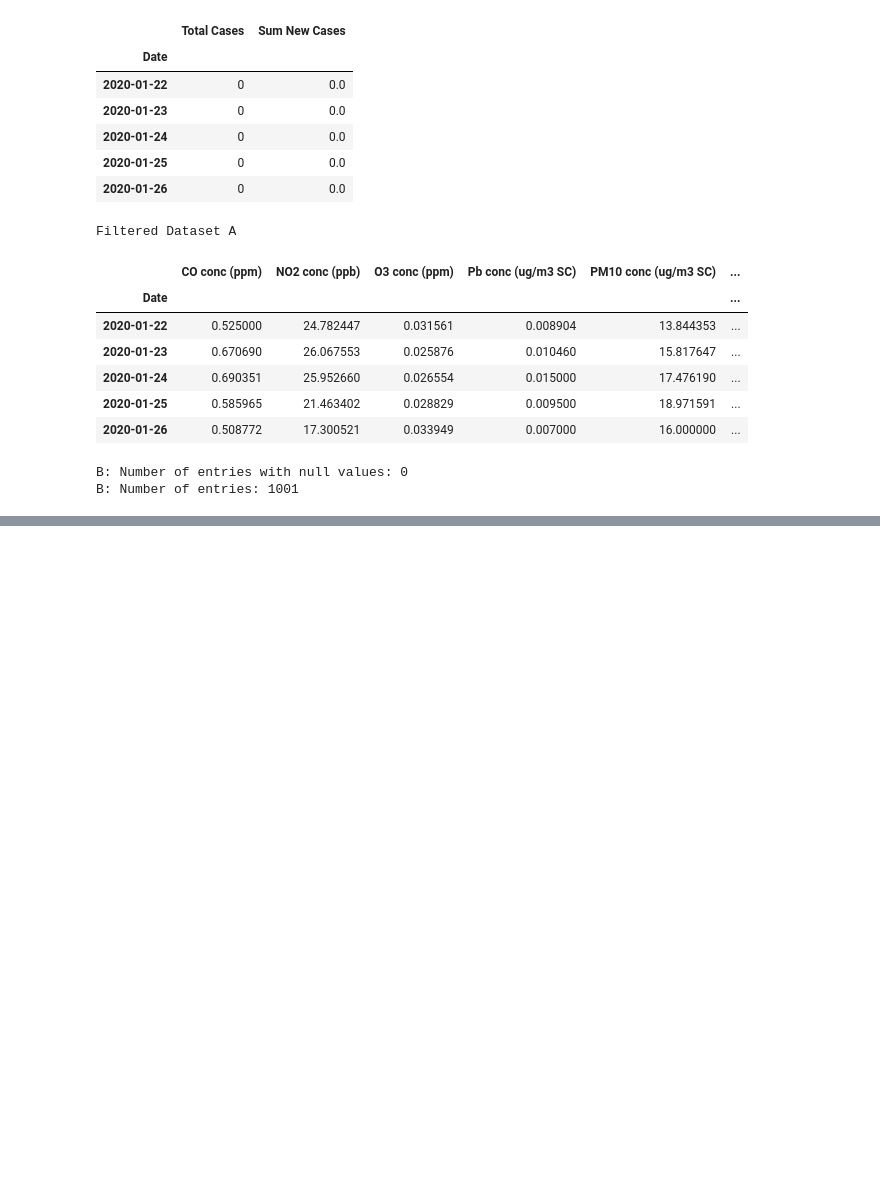
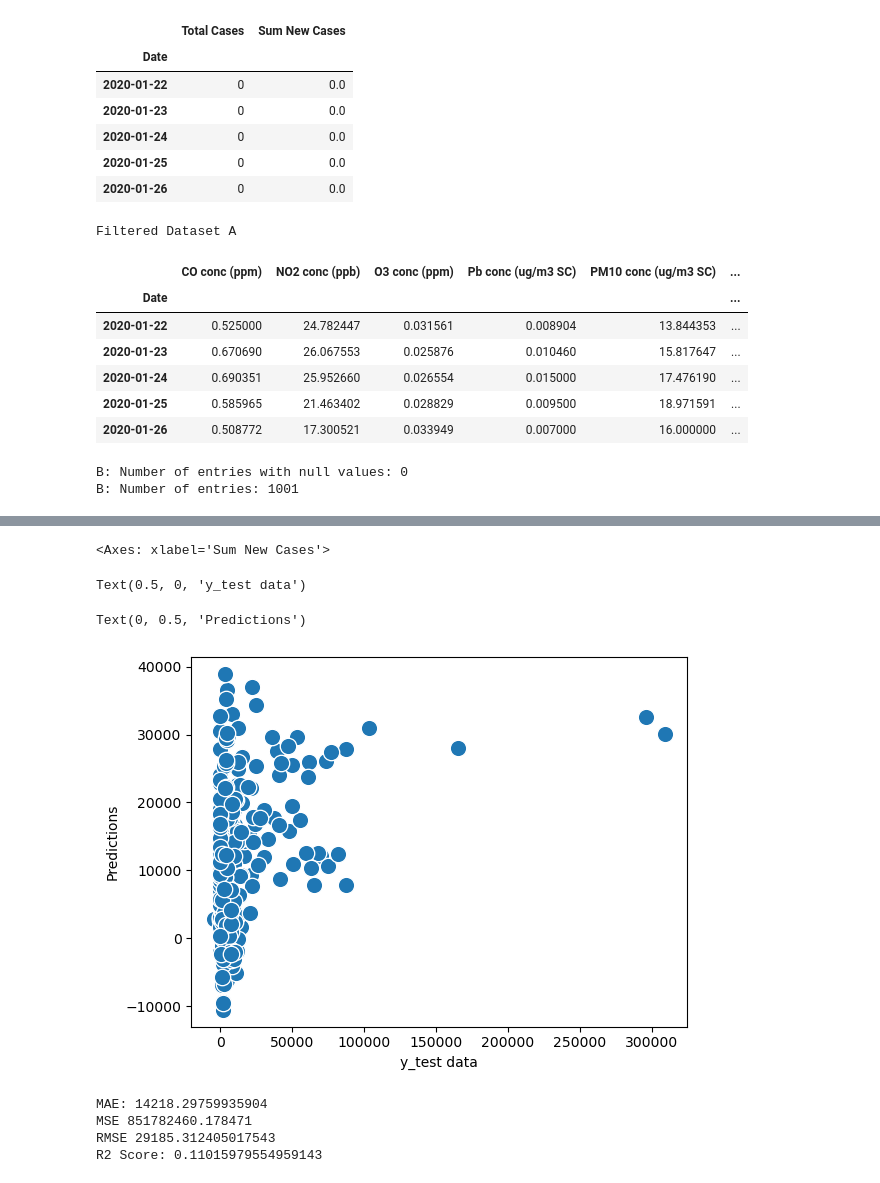
Before and after one commit to YSHebron/cs180-final-project, a Jupyter notebook: cs180-fp-2.ipynb, the cells around one changed output, grey strips where cells are left out. Cells and saved outputs as stored; diff of their text form; code cells hidden in the pictures; blank space fills up the shorter version.

```diff
--- a/cs180-fp-2.ipynb
+++ b/cs180-fp-2.ipynb
@@ -197,0 +259,3 @@ B: Number of entries: 1001
+# %%
+y_pred = regressor.predict(X_test)
+y_pred
@@ -197,0 +315,27 @@ B: Number of entries: 1001
+# %%
+sns.scatterplot(x=y_test, y = y_pred, s=140)
+plt.xlabel('y_test data')
+plt.ylabel('Predictions')
+# %% [output]
+<Axes: xlabel='Sum New Cases'>
+Text(0.5, 0, 'y_test data')
+Text(0, 0.5, 'Predictions')
+[figure, added]
+# %%
+from sklearn.metrics import mean_absolute_error
+print('MAE:', mean_absolute_error(y_test,y_pred))
+
+from sklearn.metrics import mean_squared_error
+print("MSE",mean_squared_error(y_test,y_pred))
+
+import numpy as np
+print("RMSE",np.sqrt(mean_squared_error(y_test,y_pred)))
+
+from sklearn.metrics import r2_score
+r2 = r2_score(y_test,y_pred)
+print("R2 Score:", r2)      # We use this as our main metric
+# %% [output]
+MAE: 14218.29759935904
+MSE 851782460.178471
+RMSE 29185.312405017543
+R2 Score: 0.11015979554959143
```
Also changed, not shown: parts of 7 cells of this notebook.
